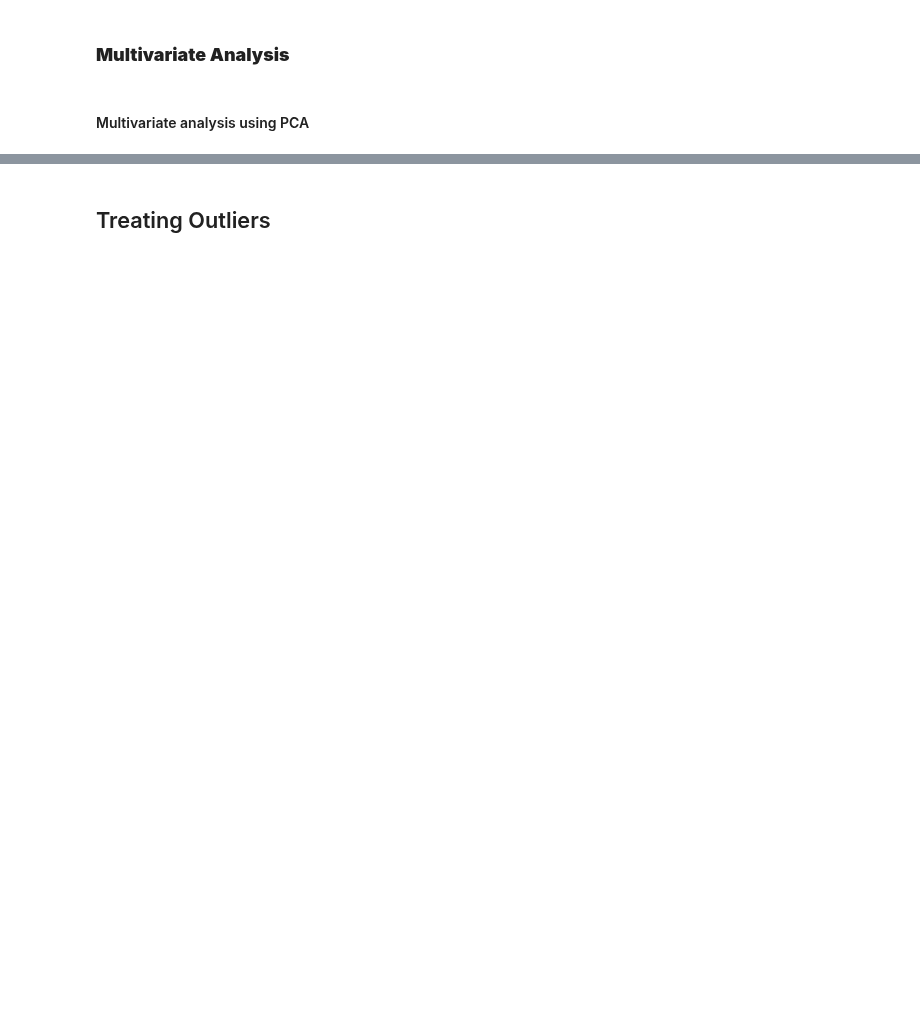
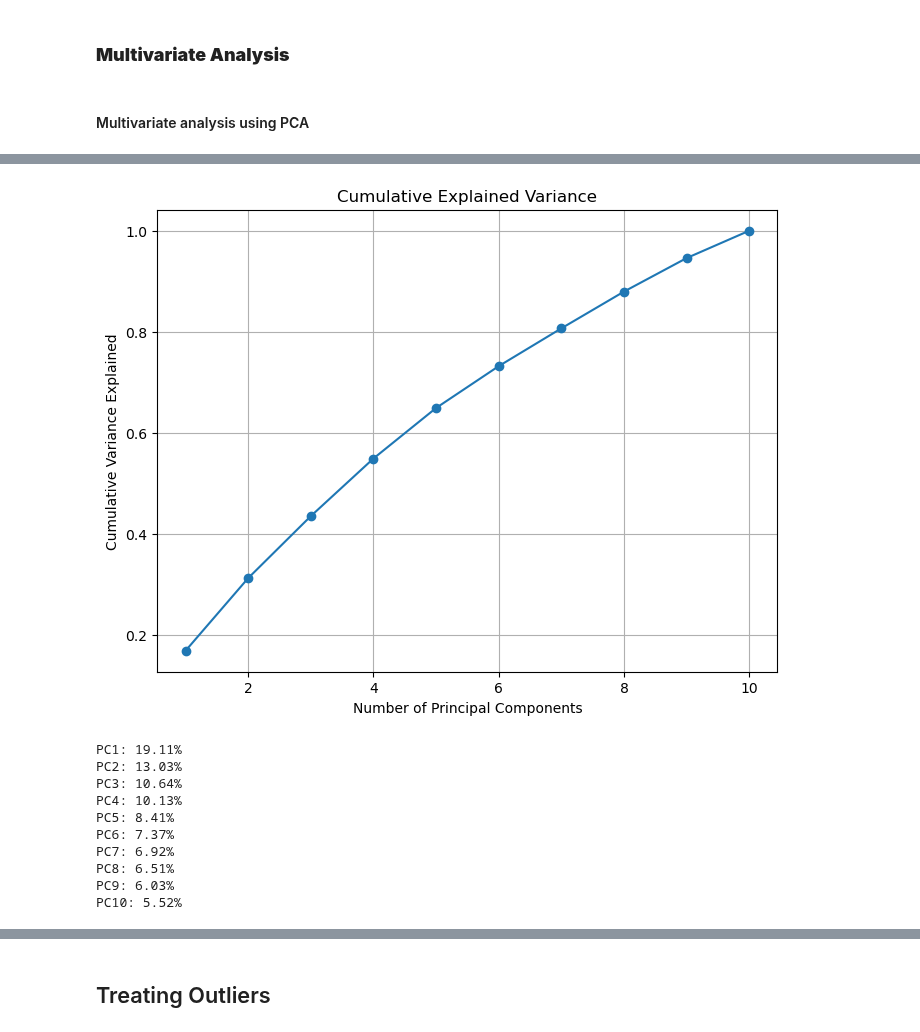
Before and after one commit to vmagar1729/analytiqbit, a Jupyter notebook: notebooks/Capstone_Project_Reference_Notebook_Loan_Default_Prediction_Full_Code.ipynb, the cells around one changed output, grey strips where cells are left out. Saved outputs shown, nothing was run; the diff lists cells and outputs as text; code cells hidden in the pictures; blank space fills up the shorter version.

```diff
--- a/notebooks/Capstone_Project_Reference_Notebook_Loan_Default_Prediction_Full_Code.ipynb
+++ b/notebooks/Capstone_Project_Reference_Notebook_Loan_Default_Prediction_Full_Code.ipynb
@@ -560,0 +710,32 @@ summarize_dataframe(default_imputed)
+# %%
+default_imputed_scaled_noPV = default_imputed_scaled.drop(['property_current_value', 'debt_to_income_ratio'], axis=1)
+# %%
+# Apply PCA
+pca_nopv = PCA(n_components=10)  # Reduce to 2 principal components
+default_pcanopv = pd.DataFrame(pca_nopv.fit_transform(default_imputed_scaled_noPV), columns=['PC1', 'PC2', 'PC3', 'PC4', 'PC5', 'PC6', 'PC7', 'PC8', 'PC9', 'PC10'])
+# %%
+# Plot explained variance ratio
+plt.figure(figsize=(8, 6))
+plt.plot(range(1, len(pca_nopv.explained_variance_ratio_) + 1),
+         np.cumsum(pca_nopv.explained_variance_ratio_), marker='o')
+plt.title('Cumulative Explained Variance')
+plt.xlabel('Number of Principal Components')
+plt.ylabel('Cumulative Variance Explained')
+plt.grid()
+plt.show()
+
+# Print explained variance by each component
+for i, ratio in enumerate(pca.explained_variance_ratio_, start=1):
+    print(f"PC{i}: {ratio:.2%}")
+# %% [output]
+[figure, added]
+PC1: 19.11%
+PC2: 13.03%
+PC3: 10.64%
+PC4: 10.13%
+PC5: 8.41%
+PC6: 7.37%
+PC7: 6.92%
+PC8: 6.51%
+PC9: 6.03%
+PC10: 5.52%
```
Also changed, not shown: parts of 19 cells of this notebook, 1 other file.
